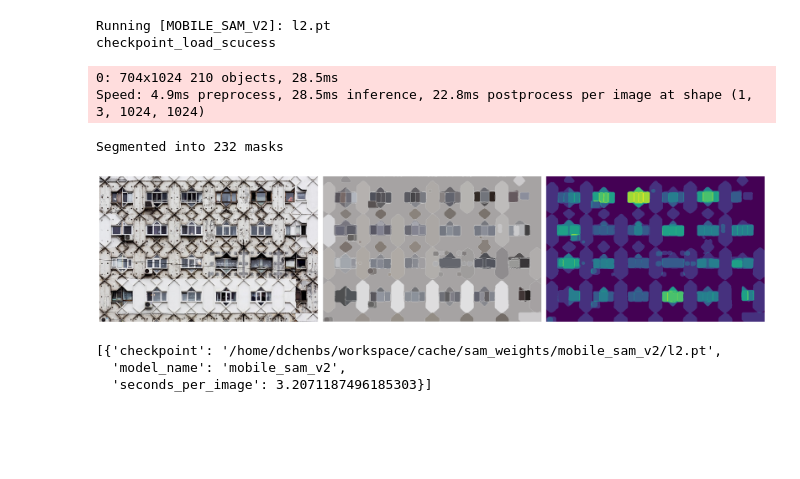
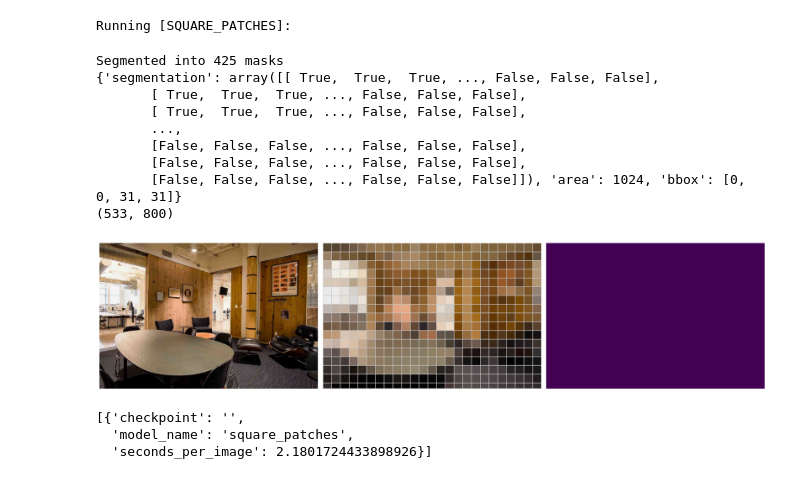
Before and after one commit to ChenDelong1999/Seq2Seq-AutoEncoder, a Jupyter notebook: segmentation/segmenter.ipynb, the cells around one changed output. Saved outputs shown, nothing was run; the diff lists cells and outputs as text; code cells hidden in the pictures; blank space fills up the shorter version.

```diff
--- a/segmentation/segmenter.ipynb
+++ b/segmentation/segmenter.ipynb
@@ -63,7 +63,7 @@ models = [
     # ('mobile_sam', '/home/dchenbs/workspace/cache/sam_weights/mobile_sam.pt'),
     #     # 4.376 GB, 1.24 s/image
 
-    ('mobile_sam_v2', '/home/dchenbs/workspace/cache/sam_weights/mobile_sam_v2/l2.pt'),
+    # ('mobile_sam_v2', '/home/dchenbs/workspace/cache/sam_weights/mobile_sam_v2/l2.pt'),
     #     # 11.982 GB, 0.20 s/image
 
     # ('repvit_sam', '/home/dchenbs/workspace/Seq2Seq-AutoEncoder/RepViT/sam/weights/repvit_sam.pt'),
@@ -76,6 +76,8 @@ models = [
 
     # ('fast_sam', '/home/dchenbs/workspace/cache/sam_weights/fast_sam/FastSAM.pt'),
     #     # 1.946 GB, 0.24 s/image
+
+    ('square_patches', ''),
 ]
 
 kwargs = {
@@ -97,6 +99,12 @@ kwargs = {
     "object_conf": 0.1,
     "object_iou": 0.9,
 
+    # square patches
+    "patch_size": 32,
+
+    # post processing
+    "do_mask_expansion": False,
+
 }
 
 
@@ -113,41 +121,48 @@ for model_name, checkpoint in models:
         image = np.array(Image.open(img_path).convert('RGB'))
         masks = segmenter(img_path, post_processing=True)
         print(f'Segmented into {len(masks)} masks')
+        print(masks[0])
+        print(masks[0]['segmentation'].shape)
 
         if visualize:
             plt.figure(figsize=(20, 8))
             plt.subplot(1, 3, 1)
             plt.imshow(image)
             plt.axis('off')
 
             canvas = visualized_masks(masks, image)
             plt.subplot(1, 3, 2)
             plt.imshow(canvas)
             plt.axis('off')
 
             masked_area, non_masked_area = get_masked_area(masks)
             plt.subplot(1, 3, 3)
             plt.imshow(masked_area*int(255/max(masked_area.flatten())))
             plt.axis('off')
 
             plt.tight_layout()
             plt.show()
 
     result = {
         'model_name': model_name,
         'checkpoint': checkpoint,
         'seconds_per_image': (time.time()-start)/num_test_images,
     }
     results.append(result)
 
 pprint.pprint(results)
 # %% [output]
-Running [MOBILE_SAM_V2]: l2.pt
-checkpoint_load_scucess
+Running [SQUARE_PATCHES]:
-0: 704x1024 210 objects, 28.5ms
-Speed: 4.9ms preprocess, 28.5ms inference, 22.8ms postprocess per image at shape (1, 3, 1024, 1024)
+Segmented into 425 masks
+{'segmentation': array([[ True,  True,  True, ..., False, False, False],
+       [ True,  True,  True, ..., False, False, False],
+       [ True,  True,  True, ..., False, False, False],
+       ...,
+       [False, False, False, ..., False, False, False],
+       [False, False, False, ..., False, False, False],
+       [False, False, False, ..., False, False, False]]), 'area': 1024, 'bbox': [0, 0, 31, 31]}
+(533, 800)
+[figure, new version]
-Segmented into 232 masks
+[{'checkpoint': '',
+  'model_name': 'square_patches',
+  'seconds_per_image': 2.1801724433898926}]
-[figure, old version]
-[{'checkpoint': '/home/dchenbs/workspace/cache/sam_weights/mobile_sam_v2/l2.pt',
-  'model_name': 'mobile_sam_v2',
-  'seconds_per_image': 3.2071187496185303}]
```
Also changed, not shown: parts of 1 cell of this notebook, 8 other files.
